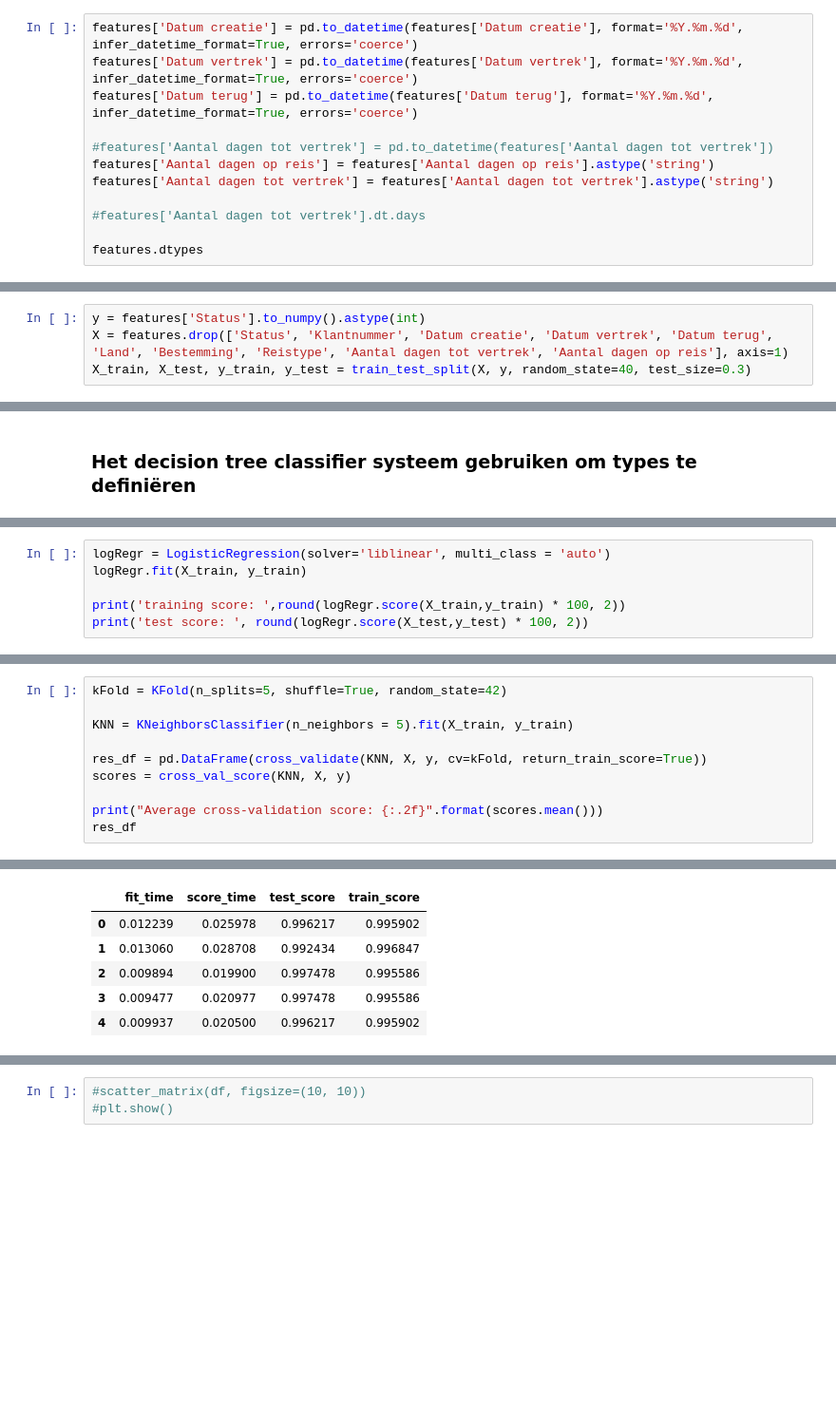
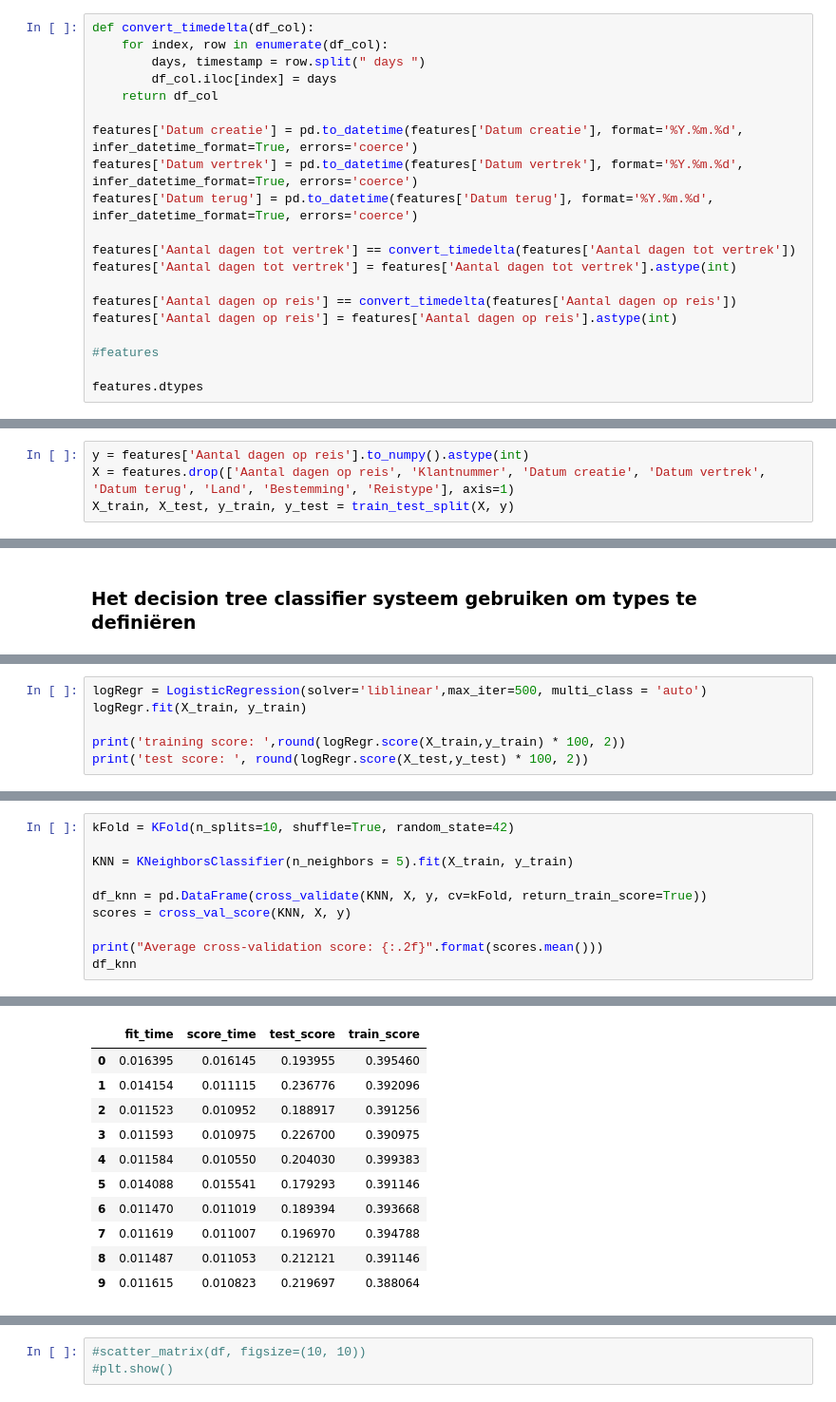
Before and after one commit to Xevro/data-science-in-python, a Jupyter notebook: Project Data Science/louis.dhont/project-ML.ipynb, the cells around one changed output, grey strips where cells are left out. Shown at 95% size. Cells and saved outputs as stored; diff of their text form; blank space fills up the shorter version.

```diff
--- a/Project Data Science/louis.dhont/project-ML.ipynb
+++ b/Project Data Science/louis.dhont/project-ML.ipynb
@@ -34,13 +36,21 @@ De opgeslagen data is bij het inlezen opnieuw van het type int64, float64 en obj
 # %%
+def convert_timedelta(df_col):
+    for index, row in enumerate(df_col):
+        days, timestamp = row.split(" days ")
+        df_col.iloc[index] = days
+    return df_col
+
 features['Datum creatie'] = pd.to_datetime(features['Datum creatie'], format='%Y.%m.%d', infer_datetime_format=True, errors='coerce')
 features['Datum vertrek'] = pd.to_datetime(features['Datum vertrek'], format='%Y.%m.%d', infer_datetime_format=True, errors='coerce')
 features['Datum terug'] = pd.to_datetime(features['Datum terug'], format='%Y.%m.%d', infer_datetime_format=True, errors='coerce')
 
-#features['Aantal dagen tot vertrek'] = pd.to_datetime(features['Aantal dagen tot vertrek'])
-features['Aantal dagen op reis'] = features['Aantal dagen op reis'].astype('string')
-features['Aantal dagen tot vertrek'] = features['Aantal dagen tot vertrek'].astype('string')
+features['Aantal dagen tot vertrek'] == convert_timedelta(features['Aantal dagen tot vertrek'])
+features['Aantal dagen tot vertrek'] = features['Aantal dagen tot vertrek'].astype(int)
 
-#features['Aantal dagen tot vertrek'].dt.days
+features['Aantal dagen op reis'] == convert_timedelta(features['Aantal dagen op reis'])
+features['Aantal dagen op reis'] = features['Aantal dagen op reis'].astype(int)
+
+#features
 
 features.dtypes
 # %% [output]
@@ -135,9 +145,9 @@ Beslisbomen hebben 2 hoofdzakelijke types:
 
 Onderstaande ...
 # %%
-y = features['Status'].to_numpy().astype(int)
-X = features.drop(['Status', 'Klantnummer', 'Datum creatie', 'Datum vertrek', 'Datum terug', 'Land', 'Bestemming', 'Reistype', 'Aantal dagen tot vertrek', 'Aantal dagen op reis'], axis=1)
-X_train, X_test, y_train, y_test = train_test_split(X, y, random_state=40, test_size=0.3)
+y = features['Aantal dagen op reis'].to_numpy().astype(int)
+X = features.drop(['Aantal dagen op reis', 'Klantnummer', 'Datum creatie', 'Datum vertrek', 'Datum terug', 'Land', 'Bestemming', 'Reistype'], axis=1)
+X_train, X_test, y_train, y_test = train_test_split(X, y)
 # %%
 X
 # %% [output]
@@ -248,5 +258,5 @@ plt.show()
 # %%
-logRegr = LogisticRegression(solver='liblinear', multi_class = 'auto')
+logRegr = LogisticRegression(solver='liblinear',max_iter=500, multi_class = 'auto')
 logRegr.fit(X_train, y_train)
 
 print('training score: ',round(logRegr.score(X_train,y_train) * 100, 2))
@@ -259,11 +273,11 @@ test score:  99.75
 # %%
-kFold = KFold(n_splits=5, shuffle=True, random_state=42)
+kFold = KFold(n_splits=10, shuffle=True, random_state=42)
 
 KNN = KNeighborsClassifier(n_neighbors = 5).fit(X_train, y_train)
 
-res_df = pd.DataFrame(cross_validate(KNN, X, y, cv=kFold, return_train_score=True))
+df_knn = pd.DataFrame(cross_validate(KNN, X, y, cv=kFold, return_train_score=True))
 scores = cross_val_score(KNN, X, y)
 
 print("Average cross-validation score: {:.2f}".format(scores.mean()))
-res_df
+df_knn
 # %% [output]
@@ -271,9 +285,14 @@ Average cross-validation score: 0.81
 |  | fit_time | score_time | test_score | train_score |
-| 0 | 0.012239 | 0.025978 | 0.996217 | 0.995902 |
-| 1 | 0.013060 | 0.028708 | 0.992434 | 0.996847 |
-| 2 | 0.009894 | 0.019900 | 0.997478 | 0.995586 |
-| 3 | 0.009477 | 0.020977 | 0.997478 | 0.995586 |
-| 4 | 0.009937 | 0.020500 | 0.996217 | 0.995902 |
+| 0 | 0.016395 | 0.016145 | 0.193955 | 0.395460 |
+| 1 | 0.014154 | 0.011115 | 0.236776 | 0.392096 |
+| 2 | 0.011523 | 0.010952 | 0.188917 | 0.391256 |
+| 3 | 0.011593 | 0.010975 | 0.226700 | 0.390975 |
+| 4 | 0.011584 | 0.010550 | 0.204030 | 0.399383 |
+| 5 | 0.014088 | 0.015541 | 0.179293 | 0.391146 |
+| 6 | 0.011470 | 0.011019 | 0.189394 | 0.393668 |
+| 7 | 0.011619 | 0.011007 | 0.196970 | 0.394788 |
+| 8 | 0.011487 | 0.011053 | 0.212121 | 0.391146 |
+| 9 | 0.011615 | 0.010823 | 0.219697 | 0.388064 |
 # %%
 linair = LinearRegression().fit(X_train, y_train)
 
```
Also changed, not shown: parts of 16 cells of this notebook.
